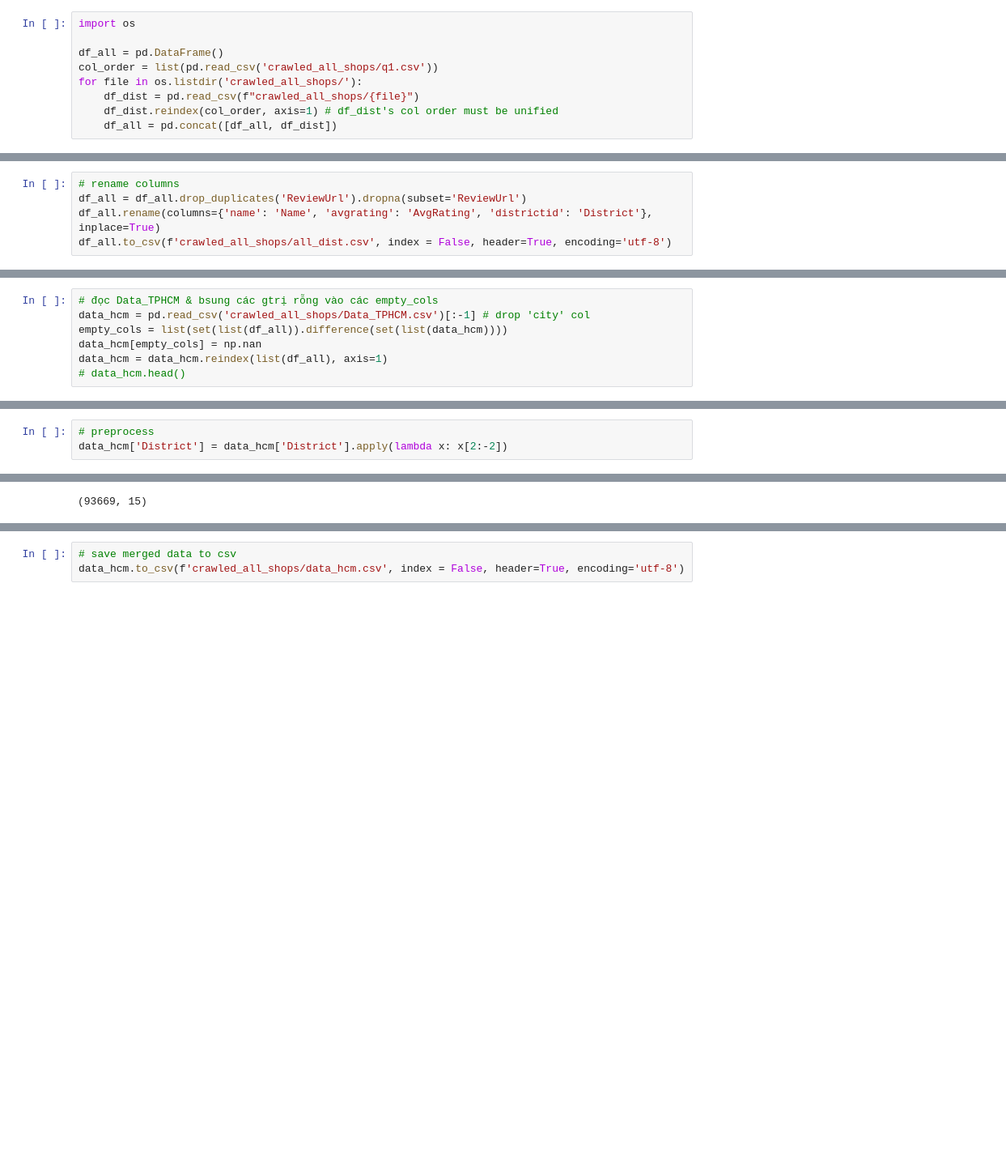
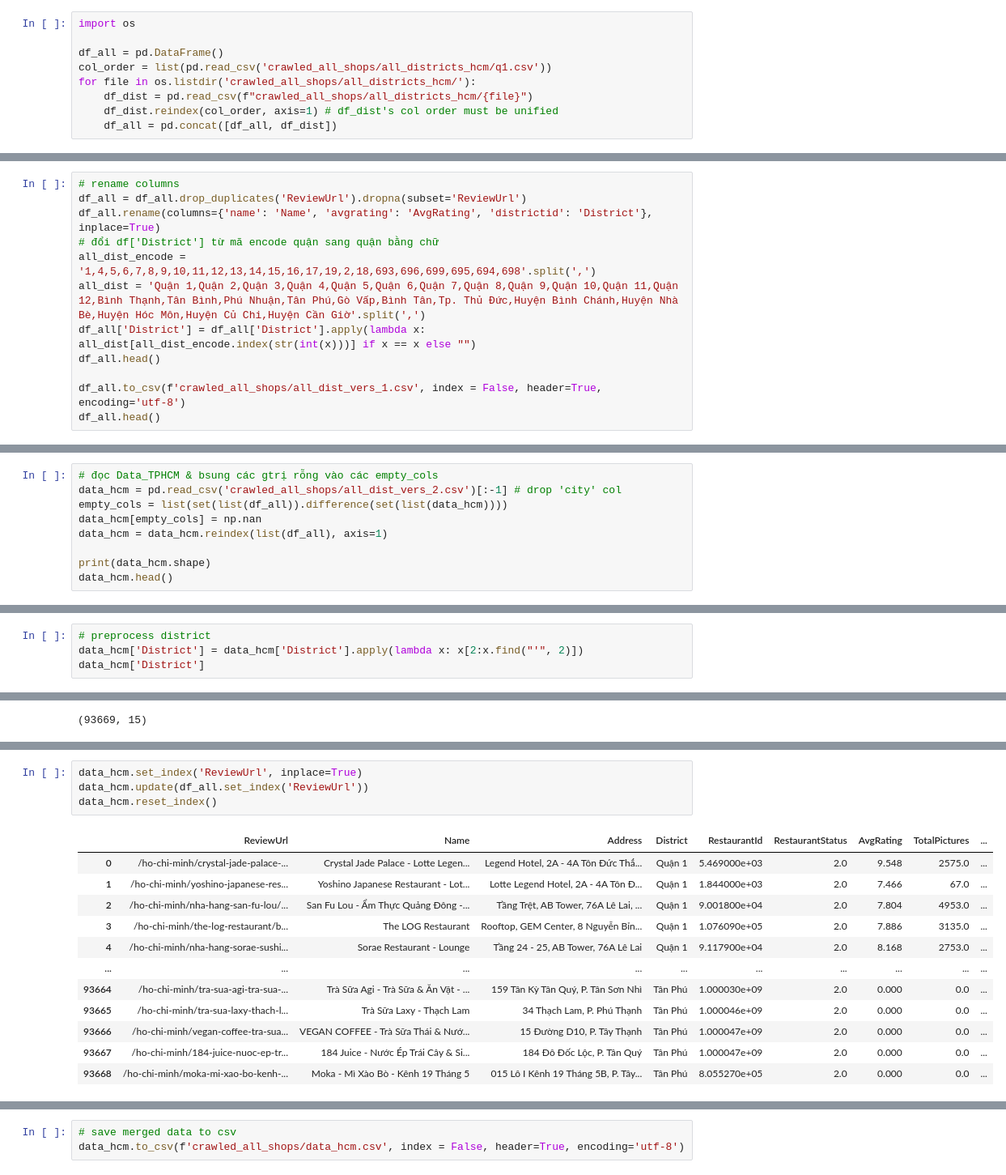
Before and after one commit to InventN/foody_API_data, a Jupyter notebook: crawl_data_api.ipynb, the cells around one changed output, grey strips where cells are left out. Shown at 81% size. Cells and saved outputs as stored; diff of their text form; blank space fills up the shorter version.

Commit message:
update data_hcm: update RestaurantId

```diff
--- a/crawl_data_api.ipynb
+++ b/crawl_data_api.ipynb
@@ -97,9 +97,9 @@ save district_id = 14 successfully
 import os
 
 df_all = pd.DataFrame()
-col_order = list(pd.read_csv('crawled_all_shops/q1.csv'))
-for file in os.listdir('crawled_all_shops/'):
-    df_dist = pd.read_csv(f"crawled_all_shops/{file}")
+col_order = list(pd.read_csv('crawled_all_shops/all_districts_hcm/q1.csv'))
+for file in os.listdir('crawled_all_shops/all_districts_hcm/'):
+    df_dist = pd.read_csv(f"crawled_all_shops/all_districts_hcm/{file}")
     df_dist.reindex(col_order, axis=1) # df_dist's col order must be unified
     df_all = pd.concat([df_all, df_dist])
 # %%
@@ -112,4 +112,11 @@ drop_dup(ReviewUrl) + drop_na(ReviewUrl): (58365, 15)
 # rename columns
 df_all = df_all.drop_duplicates('ReviewUrl').dropna(subset='ReviewUrl')
 df_all.rename(columns={'name': 'Name', 'avgrating': 'AvgRating', 'districtid': 'District'}, inplace=True)
-df_all.to_csv(f'crawled_all_shops/all_dist.csv', index = False, header=True, encoding='utf-8')
+# đổi df['District'] từ mã encode quận sang quận bằng chữ
+all_dist_encode = '1,4,5,6,7,8,9,10,11,12,13,14,15,16,17,19,2,18,693,696,699,695,694,698'.split(',')
+all_dist = 'Quận 1,Quận 2,Quận 3,Quận 4,Quận 5,Quận 6,Quận 7,Quận 8,Quận 9,Quận 10,Quận 11,Quận 12,Bình Thạnh,Tân Bình,Phú Nhuận,Tân Phú,Gò Vấp,Bình Tân,Tp. Thủ Đức,Huyện Bình Chánh,Huyện Nhà Bè,Huyện Hóc Môn,Huyện Củ Chi,Huyện Cần Giờ'.split(',')
+df_all['District'] = df_all['District'].apply(lambda x: all_dist[all_dist_encode.index(str(int(x)))] if x == x else "")
+df_all.head()
+
+df_all.to_csv(f'crawled_all_shops/all_dist_vers_1.csv', index = False, header=True, encoding='utf-8')
+df_all.head()
@@ -124,7 +125,9 @@ df_all.head()
 # %%
 # đọc Data_TPHCM & bsung các gtrị rỗng vào các empty_cols
-data_hcm = pd.read_csv('crawled_all_shops/Data_TPHCM.csv')[:-1] # drop 'city' col
+data_hcm = pd.read_csv('crawled_all_shops/all_dist_vers_2.csv')[:-1] # drop 'city' col
 empty_cols = list(set(list(df_all)).difference(set(list(data_hcm))))
 data_hcm[empty_cols] = np.nan
 data_hcm = data_hcm.reindex(list(df_all), axis=1)
-# data_hcm.head()
+
+print(data_hcm.shape)
+data_hcm.head()
@@ -131,5 +142,6 @@ data_hcm = data_hcm.reindex(list(df_all), axis=1)
 # %% [markdown]
 - Preprocess dữ liệu trước khi merge
 # %%
-# preprocess
-data_hcm['District'] = data_hcm['District'].apply(lambda x: x[2:-2])
+# preprocess district
+data_hcm['District'] = data_hcm['District'].apply(lambda x: x[2:x.find("'", 2)])
+data_hcm['District']
@@ -142,0 +179,17 @@ data_hcm.shape
+# %%
+data_hcm.set_index('ReviewUrl', inplace=True)
+data_hcm.update(df_all.set_index('ReviewUrl'))
+data_hcm.reset_index()
+# %% [output]
+|  | ReviewUrl | Name | Address | District | RestaurantId | RestaurantStatus | AvgRating | TotalPictures | ... |
+| 0 | /ho-chi-minh/crystal-jade-palace-... | Crystal Jade Palace - Lotte Legen... | Legend Hotel, 2A - 4A Tôn Đức Thắ... | Quận 1 | 5.469000e+03 | 2.0 | 9.548 | 2575.0 | ... |
+| 1 | /ho-chi-minh/yoshino-japanese-res... | Yoshino Japanese Restaurant - Lot... | Lotte Legend Hotel, 2A - 4A Tôn Đ... | Quận 1 | 1.844000e+03 | 2.0 | 7.466 | 67.0 | ... |
+| 2 | /ho-chi-minh/nha-hang-san-fu-lou/... | San Fu Lou - Ẩm Thực Quảng Đông -... | Tầng Trệt, AB Tower, 76A Lê Lai, ... | Quận 1 | 9.001800e+04 | 2.0 | 7.804 | 4953.0 | ... |
+| 3 | /ho-chi-minh/the-log-restaurant/b... | The LOG Restaurant | Rooftop, GEM Center, 8 Nguyễn Bỉn... | Quận 1 | 1.076090e+05 | 2.0 | 7.886 | 3135.0 | ... |
+| 4 | /ho-chi-minh/nha-hang-sorae-sushi... | Sorae Restaurant - Lounge | Tầng 24 - 25, AB Tower, 76A Lê Lai | Quận 1 | 9.117900e+04 | 2.0 | 8.168 | 2753.0 | ... |
+| ... | ... | ... | ... | ... | ... | ... | ... | ... | ... |
+| 93664 | /ho-chi-minh/tra-sua-agi-tra-sua-... | Trà Sữa Agi - Trà Sữa & Ăn Vặt - ... | 159 Tân Kỳ Tân Quý, P. Tân Sơn Nhì | Tân Phú | 1.000030e+09 | 2.0 | 0.000 | 0.0 | ... |
+| 93665 | /ho-chi-minh/tra-sua-laxy-thach-l... | Trà Sữa Laxy - Thạch Lam | 34 Thạch Lam, P. Phú Thạnh | Tân Phú | 1.000046e+09 | 2.0 | 0.000 | 0.0 | ... |
+| 93666 | /ho-chi-minh/vegan-coffee-tra-sua... | VEGAN COFFEE - Trà Sữa Thái & Nướ... | 15 Đường D10, P. Tây Thạnh | Tân Phú | 1.000047e+09 | 2.0 | 0.000 | 0.0 | ... |
+| 93667 | /ho-chi-minh/184-juice-nuoc-ep-tr... | 184 Juice - Nước Ép Trái Cây & Si... | 184 Đô Đốc Lộc, P. Tân Quý | Tân Phú | 1.000047e+09 | 2.0 | 0.000 | 0.0 | ... |
+| 93668 | /ho-chi-minh/moka-mi-xao-bo-kenh-... | Moka - Mì Xào Bò - Kênh 19 Tháng 5 | 015 Lô I Kênh 19 Tháng 5B, P. Tây... | Tân Phú | 8.055270e+05 | 2.0 | 0.000 | 0.0 | ... |
```
Also changed, not shown: parts of 15 cells of this notebook, 31 other files.
